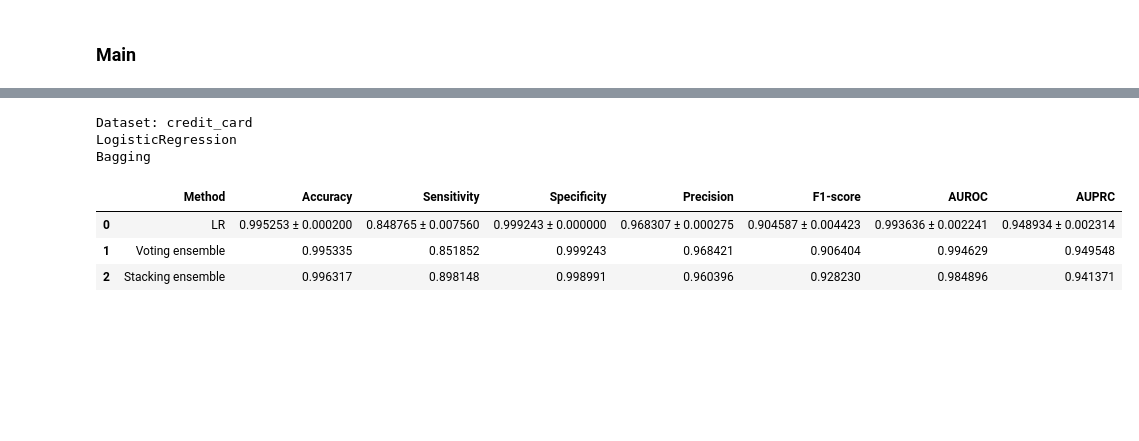
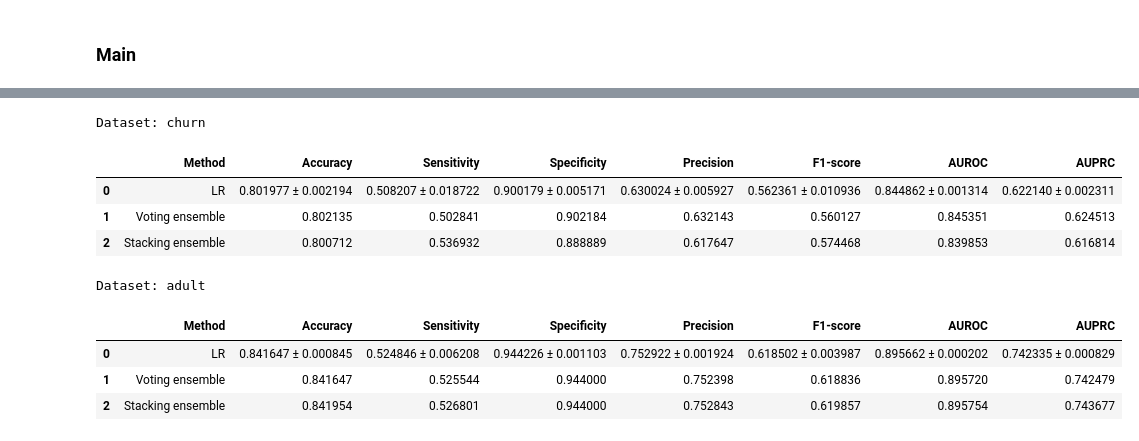
Before and after one commit to NafiuRahman77/CSE-472, a Jupyter notebook: Offline-2/1905077.ipynb, the cells around one changed output, grey strips where cells are left out. Drawn from its saved outputs; the diff is of its cells as text; code cells hidden in the pictures; blank space fills up the shorter version.

```diff
--- a/Offline-2/1905077.ipynb
+++ b/Offline-2/1905077.ipynb
@@ -125,6 +126,20 @@ def preprocess(choice):
         X_train, X_val, X_test, y_train, y_val, y_test = custom_split(X, y)
 
         return X_train, X_test, X_val, y_train, y_test, y_val
+
+    elif choice == "online":
+        df= pd.read_csv(online)
+        X = df.iloc[:, :-1]
+        y = df.iloc[:, -1]
+
+        X = custom_fillna(X)
+        X = custom_encode(X)
+        X = custom_scale(X)
+        y = y.fillna(y.mode()[0])
+
+        X_train, X_val, X_test, y_train, y_val, y_test = custom_split(X, y)
+
+        return X_train, X_test, X_val, y_train, y_test, y_val
 # %% [markdown]
 ### K-best Features
 # %%
@@ -235,17 +250,21 @@ class LogisticRegression(ParentModel):
 ### Bagging
 # %%
 class Bagging(ParentModel):
-    def __init__(self, base_model, n_estimators=9,regularization='', random_seed=RANDOM_STATE):
+    def __init__(self, base_model, n_estimators=9,regularization='', random_seed=RANDOM_STATE, lr=1, l1_lambda=0.01, l2_lambda=0.01, max_epoch=1000):
         self.base_model = base_model
         self.n_estimators = n_estimators
         self.models = []
         self.random_seed = random_seed
         self.regularization = regularization
+        self.lr = lr
+        self.l1_lambda = l1_lambda
+        self.l2_lambda = l2_lambda
+        self.max_epoch = max_epoch
         np.random.seed(self.random_seed)
 
     def fit(self, X, y):
         for _ in range(self.n_estimators):
-            model = self.base_model(regularization=self.regularization)
+            model = self.base_model(regularization=self.regularization, l1_lambda=self.l1_lambda, l2_lambda=self.l2_lambda, max_epoch=self.max_epoch, learning_rate=self.lr)
             X_sample, y_sample = self.bootstrap_sample(X, y)
             model.fit(X_sample, y_sample)
             self.models.append(model)
@@ -291,7 +310,7 @@ class Bagging(ParentModel):
 class Stacking(ParentModel):
     def __init__(self, base_model, meta_model, n_estimators=9,models=[],regularization='',random_seed=RANDOM_STATE):
         self.base_model = base_model
-        self.meta_model = meta_model()
+        self.meta_model = meta_model(regularization=regularization)
         self.models = models
         self.n_estimators = n_estimators
         self.is_trained = True if len(models) > 0 else False
@@ -398,21 +417,15 @@ def hyperparameter_tuning(X_train, y_train, X_val, y_val):
     return best_model, best_hyperparameters
 
 
-def test(choice):
+def main_test(choice, lr=1, max_epoch=1000, n_estimators=9, regularization='l2', l1_lambda=0.01, l2_lambda=0.01, k=20, feature_selection='correlation'):
+
     X_train, X_test, X_val, y_train, y_test, y_val = preprocess(choice)
     #X_train, X_val, X_test = k_best_feature(X_train, y_train, X_val, X_test, 20, 'information_gain')
-    X_train, X_val, X_test = k_best_feature(X_train, y_train, X_val, X_test, 20, 'correlation')
+    X_train, X_val, X_test = k_best_feature(X_train, y_train, X_val, X_test, k, feature_selection)
 
     print(f'Dataset: {choice}')
-    print('LogisticRegression')
-    model = LogisticRegression(regularization='l2')
 
-    model.fit(X_train, y_train)
-    accuracy, sensitivity, specificity, precision, f1_score, auroc, auprc = model.evaluate(X_test, y_test)
-
-    lr_metrics = [accuracy, sensitivity, specificity, precision, f1_score, auroc, auprc]
-    print('Bagging')
-    model = Bagging(LogisticRegression, n_estimators=9, regularization='l2')
+    model = Bagging(LogisticRegression, n_estimators=n_estimators, regularization=regularization, l1_lambda=l1_lambda, l2_lambda=l2_lambda, lr=lr, max_epoch=max_epoch)
     model.fit(X_train, y_train)
     accuracy_mean, accuracy_std, sensitivity_mean, sensitivity_std, specificity_mean, specificity_std, precision_mean, precision_std, f1_mean, f1_std, auroc, auroc_std, auprc, auprc_std = model.evaluate(X_test, y_test)
 
@@ -428,7 +441,7 @@ def test(choice):
 
     # Stacking
     models = model.get_models()
-    stacking = Stacking(LogisticRegression, LogisticRegression, n_estimators=9, models=models)
+    stacking = Stacking(LogisticRegression, LogisticRegression, n_estimators=9, models=models, regularization=regularization)
     stacking.fit(X_train, y_train, X_val, y_val)
     accuracy, sensitivity, specificity, precision, f1_score, auroc, auprc = stacking.evaluate(X_test, y_test)
 
@@ -489,11 +480,20 @@ Bagging
-# %%
-credit_metrics_df, metrics_credit_card  = test('credit_card')
-credit_metrics_df
-# %% [output]
-Dataset: credit_card
-LogisticRegression
-Bagging
-|  | Method | Accuracy | Sensitivity | Specificity | Precision | F1-score | AUROC | AUPRC |
-| 0 | LR | 0.995253 ± 0.000200 | 0.848765 ± 0.007560 | 0.999243 ± 0.000000 | 0.968307 ± 0.000275 | 0.904587 ± 0.004423 | 0.993636 ± 0.002241 | 0.948934 ± 0.002314 |
-| 1 | Voting ensemble | 0.995335 | 0.851852 | 0.999243 | 0.968421 | 0.906404 | 0.994629 | 0.949548 |
-| 2 | Stacking ensemble | 0.996317 | 0.898148 | 0.998991 | 0.960396 | 0.928230 | 0.984896 | 0.941371 |
+# %%
+churn_metrics_df,metrics_churn = main_test('churn')
+# churn_metrics_df,metrics_churn = test('churn', lr=0.1, max_epoch=1000, n_estimators=9, regularization='l2', l1_lambda=0.01, l2_lambda=0.01, k=20, feature_selection='correlation')
+churn_metrics_df
+# %% [output]
+Dataset: churn
+|  | Method | Accuracy | Sensitivity | Specificity | Precision | F1-score | AUROC | AUPRC |
+| 0 | LR | 0.801977 ± 0.002194 | 0.508207 ± 0.018722 | 0.900179 ± 0.005171 | 0.630024 ± 0.005927 | 0.562361 ± 0.010936 | 0.844862 ± 0.001314 | 0.622140 ± 0.002311 |
+| 1 | Voting ensemble | 0.802135 | 0.502841 | 0.902184 | 0.632143 | 0.560127 | 0.845351 | 0.624513 |
+| 2 | Stacking ensemble | 0.800712 | 0.536932 | 0.888889 | 0.617647 | 0.574468 | 0.839853 | 0.616814 |
+# %%
+adult_metrics_df,metrics_adult = main_test('adult')
+# adult_metrics_df,metrics_adult = test('adult', lr=0.1, max_epoch=1000, n_estimators=9, regularization='l2', l1_lambda=0.01, l2_lambda=0.01, k=20, feature_selection='correlation')
+adult_metrics_df
+# %% [output]
+Dataset: adult
+|  | Method | Accuracy | Sensitivity | Specificity | Precision | F1-score | AUROC | AUPRC |
+| 0 | LR | 0.841647 ± 0.000845 | 0.524846 ± 0.006208 | 0.944226 ± 0.001103 | 0.752922 ± 0.001924 | 0.618502 ± 0.003987 | 0.895662 ± 0.000202 | 0.742335 ± 0.000829 |
+| 1 | Voting ensemble | 0.841647 | 0.525544 | 0.944000 | 0.752398 | 0.618836 | 0.895720 | 0.742479 |
+| 2 | Stacking ensemble | 0.841954 | 0.526801 | 0.944000 | 0.752843 | 0.619857 | 0.895754 | 0.743677 |
```
Also changed, not shown: parts of 7 cells of this notebook, 5 other files.
